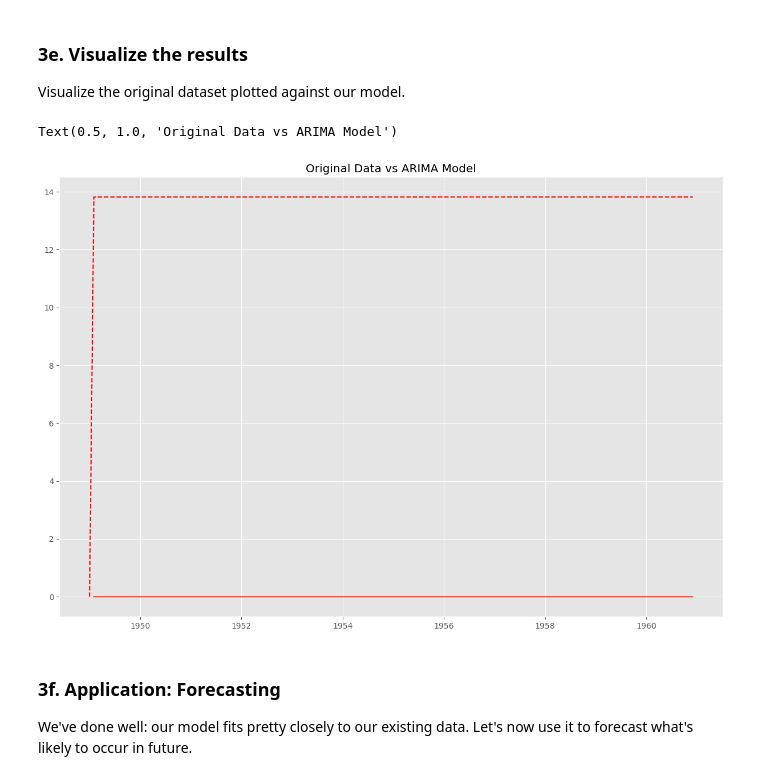
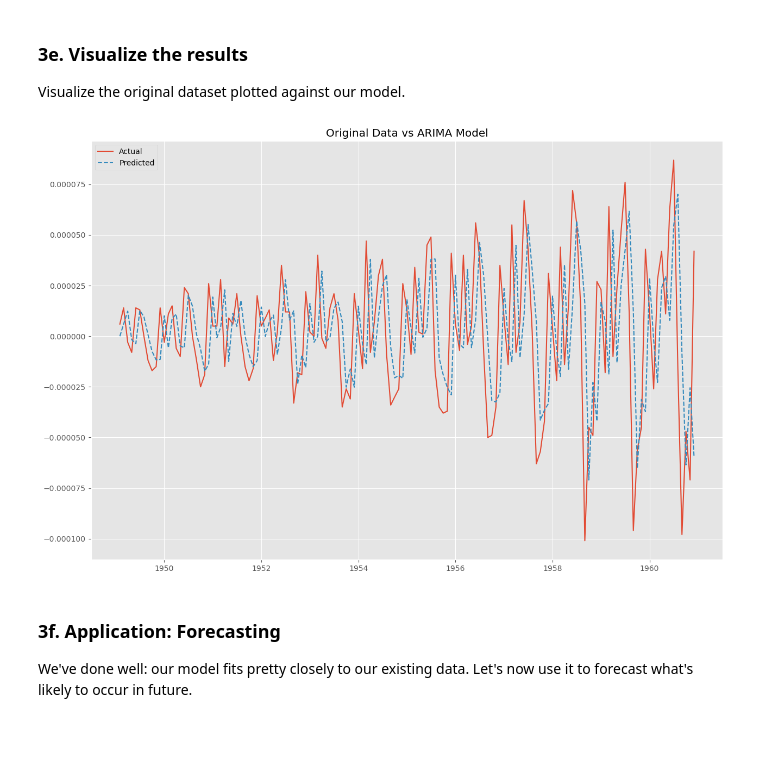
Before and after one commit to aysebsengul/Cowboy-Cigarettes-A-Time-Series-Investigation, a Jupyter notebook: Cowboy Cigarettes Case Study - Tier 3.ipynb, the cells around one changed output. Drawn from its saved outputs; the diff is of its cells as text; code cells hidden in the pictures; blank space fills up the shorter version.

```diff
--- a/Cowboy Cigarettes Case Study - Tier 3.ipynb
+++ b/Cowboy Cigarettes Case Study - Tier 3.ipynb
@@ -443,7 +443,7 @@ p = 2
 d = 1
 q = 1
 
-model = ARIMA(y_log, order=(p,d,q))
+model = ARIMA(y_log_diff, order=(p,d,q))
 model_fit = model.fit()
 forecast = model_fit.forecast(24)
 # %% [markdown]
@@ -478,12 +478,13 @@ Visualize the original dataset plotted against our model.
 # %%
 # Call figure() and plot() on the plt
 plt.figure(figsize=(15,10))
-plt.plot(y_log_diff)
-plt.plot(model_fit.predict(), color = 'red', linestyle='dashed')
+plt.plot(y_log.diff(), label='Actual')
+plt.plot(model_fit.predict(), linestyle='dashed', label='Predicted')
 plt.title('Original Data vs ARIMA Model')
+plt.legend()
+plt.show()
 # %% [output]
-Text(0.5, 1.0, 'Original Data vs ARIMA Model')
-[figure, old version]
+[figure, new version]
 # %% [markdown]
 ### 3f. Application: Forecasting
 
```
Also changed, not shown: parts of 7 cells of this notebook.
